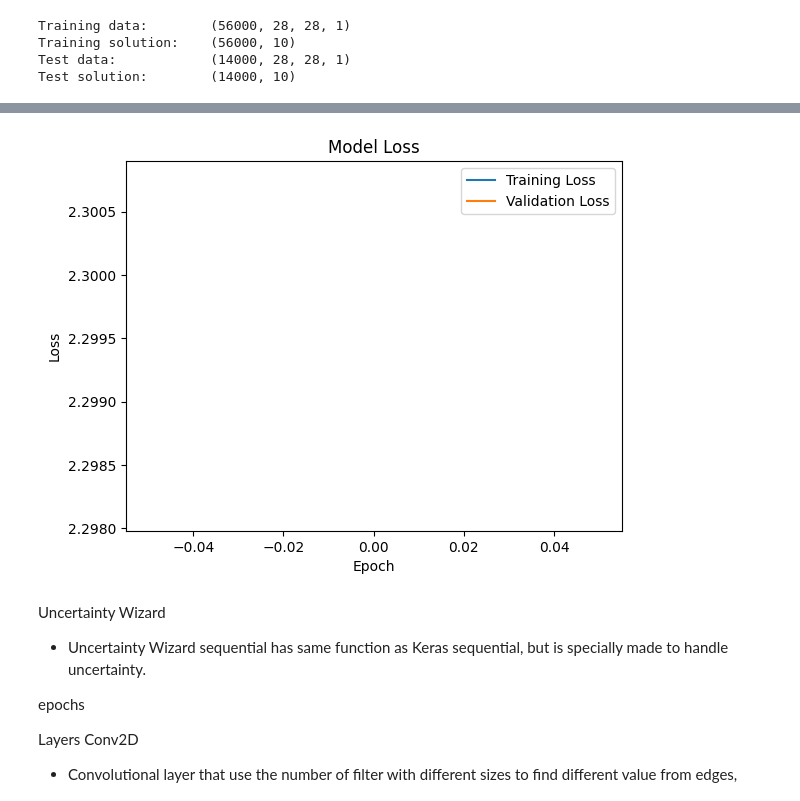
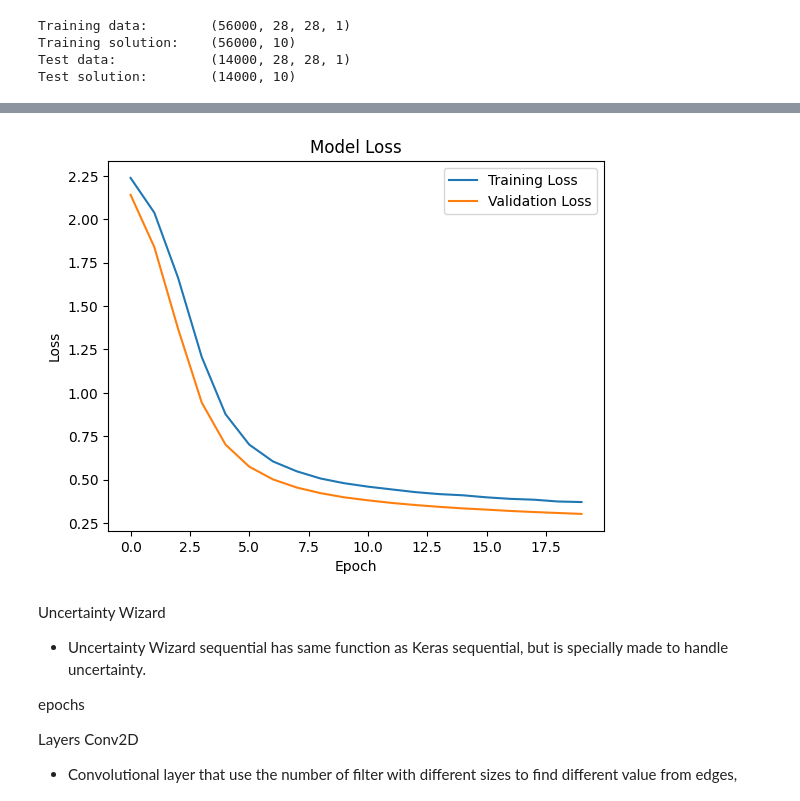
Before and after one commit to mrfratti/fihajo, a Jupyter notebook: Stochastic_Sequential_Mnist/Stochastic_Sequential_Mnist_from_load.ipynb, the cells around one changed output, grey strips where cells are left out. Drawn from its saved outputs; the diff is of its cells as text; code cells hidden in the pictures.

```diff
--- a/Stochastic_Sequential_Mnist/Stochastic_Sequential_Mnist_from_load.ipynb
+++ b/Stochastic_Sequential_Mnist/Stochastic_Sequential_Mnist_from_load.ipynb
@@ -58,7 +64,7 @@ model = tf.keras.models.load_model('model_settings', compile=False)
 # COMPILE
 print("COMPILING...")
 model.compile(loss      = tf.keras.losses.categorical_crossentropy,
-              optimizer = tf.keras.optimizers.legacy.Adadelta(),
+              optimizer = tf.keras.optimizers.Adadelta(),
               metrics   = ['accuracy'])
 
 
@@ -66,8 +72,8 @@ model.compile(loss      = tf.keras.losses.categorical_crossentropy,
 print("FIT...")
 model_info = model.fit(x_train, y_train,
                        validation_split = 0.1,
-                       batch_size       = 2000,
-                       epochs           = 1,
+                       batch_size       = 32,
+                       epochs           = 20,
                        verbose          = 1,
                        callbacks        = [tf.keras.callbacks.EarlyStopping(patience=2)])
 
@@ -89,5 +108,5 @@ FIT...
 PLOT...
-[figure, old version]
+[figure, new version]
 # %% [markdown]
 Uncertainty Wizard
 * Uncertainty Wizard sequential has same function as Keras sequential, but is specially made to handle uncertainty.
```
Also changed, not shown: parts of 3 cells of this notebook, 2 other files.
